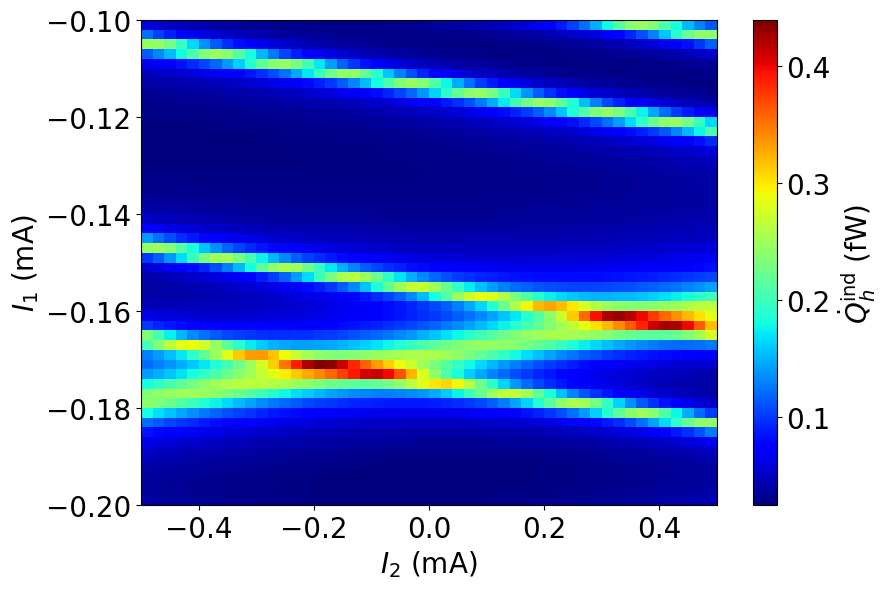
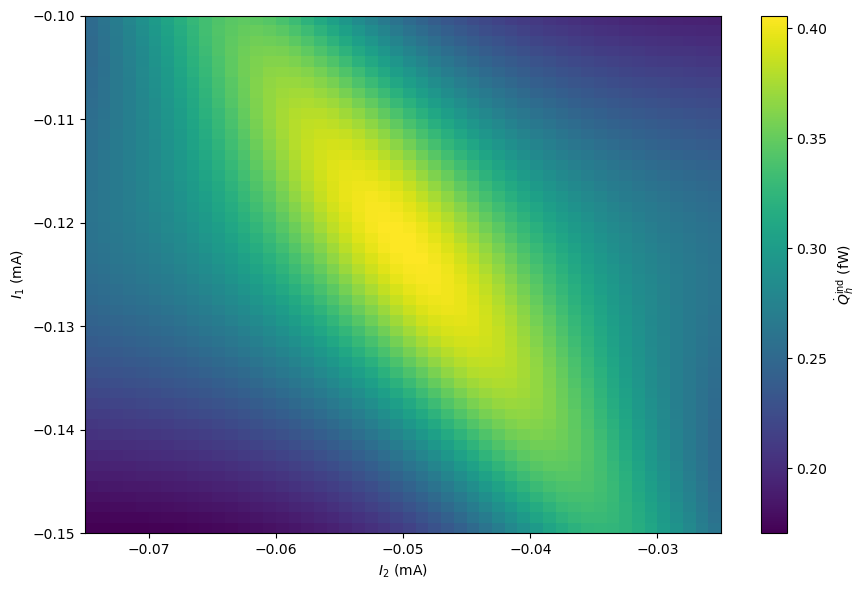
Unified diff of the notebook cell whose output changed from the first chart to the second:
--- before
+++ after
@@ -7,18 +7,18 @@
     extent=(I_2_values.min(), I_2_values.max(), I_1_values.min(), I_1_values.max()),
     aspect='auto',
-    origin='lower', cmap = 'jet'
+    origin='lower', cmap = 'viridis'
 )
 
-plt.xticks(fontsize=20)
-plt.yticks(fontsize=20)
+plt.xticks(fontsize=10)
+plt.yticks(fontsize=10)
 
-plt.xlabel(r'$I_2$ (mA)', fontsize=20)
-plt.ylabel(r'$I_1$ (mA)', fontsize=20)
+plt.xlabel(r'$I_2$ (mA)', fontsize=10)
+plt.ylabel(r'$I_1$ (mA)', fontsize=10)
 
 cbar = plt.colorbar(cp)
 # Imposto la label con fontsize
-cbar.set_label(r'$\dot Q^{\rm ind}_h$ (fW)', fontsize=20)
+cbar.set_label(r'$\dot Q^{\rm ind}_h$ (fW)', fontsize= 10)
 # Regolo la dimensione dei tick
-cbar.ax.tick_params(labelsize=20)
+cbar.ax.tick_params(labelsize=10)
 
 plt.tight_layout()

Commit: includes ABCD matrix simulation as well as some additional new ideas